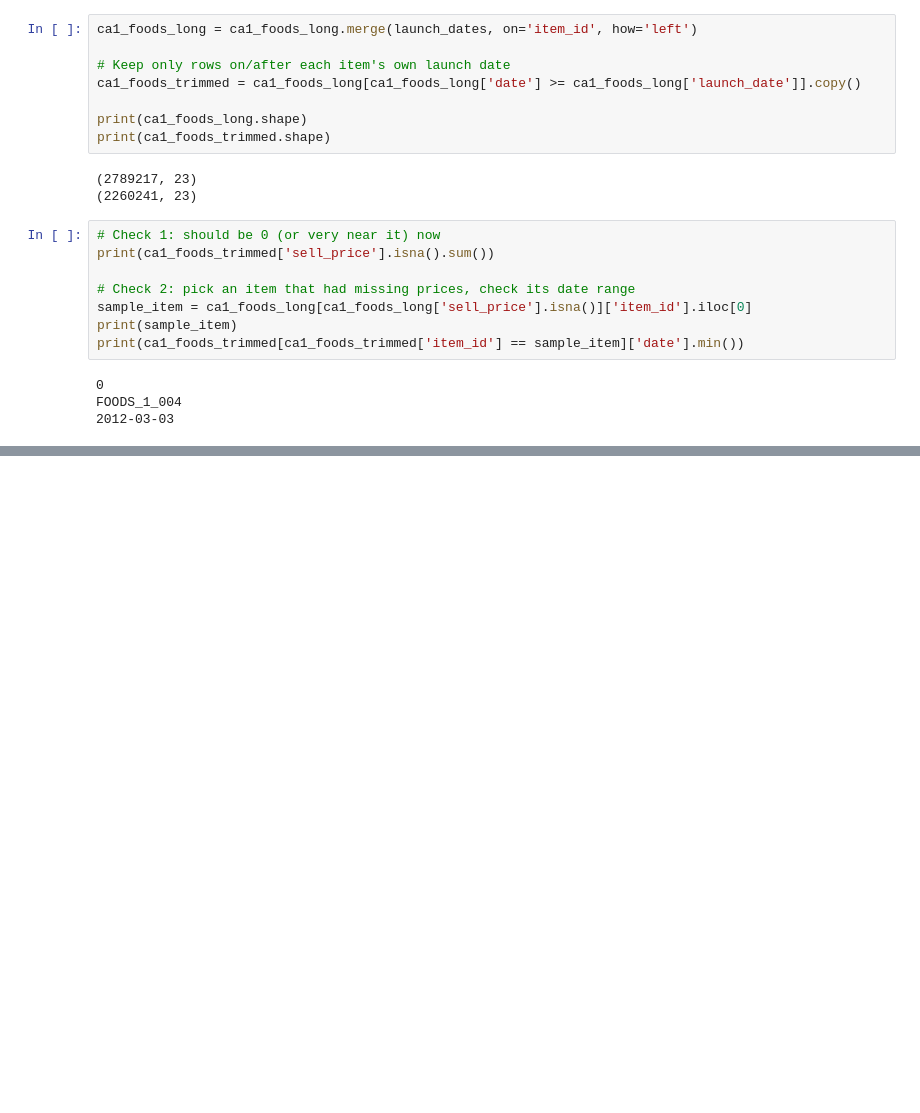
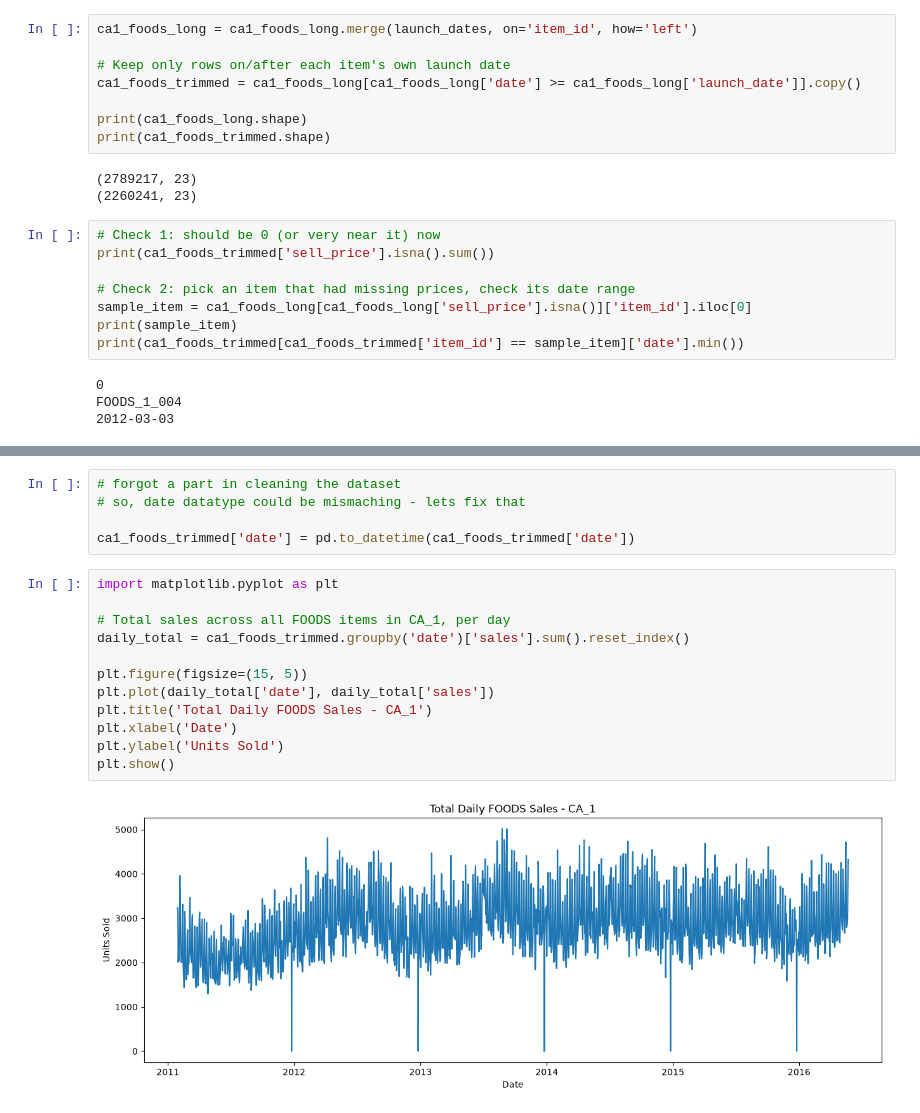
Before and after one commit to Chakravarthi-roy/Demand_Forecasting, a Jupyter notebook: notebook/forecast.ipynb, the cells around one changed output, grey strips where cells are left out. Saved outputs shown, nothing was run; the diff lists cells and outputs as text; blank space fills up the shorter version.

```diff
--- a/notebook/forecast.ipynb
+++ b/notebook/forecast.ipynb
@@ -231,0 +267,19 @@ FOODS_1_004
+# %%
+# forgot a part in cleaning the dataset
+# so, date datatype could be mismaching - lets fix that
+
+ca1_foods_trimmed['date'] = pd.to_datetime(ca1_foods_trimmed['date'])
+# %%
+import matplotlib.pyplot as plt
+
+# Total sales across all FOODS items in CA_1, per day
+daily_total = ca1_foods_trimmed.groupby('date')['sales'].sum().reset_index()
+
+plt.figure(figsize=(15, 5))
+plt.plot(daily_total['date'], daily_total['sales'])
+plt.title('Total Daily FOODS Sales - CA_1')
+plt.xlabel('Date')
+plt.ylabel('Units Sold')
+plt.show()
+# %% [output]
+[figure, added]
```
Also changed, not shown: parts of 4 cells of this notebook.
